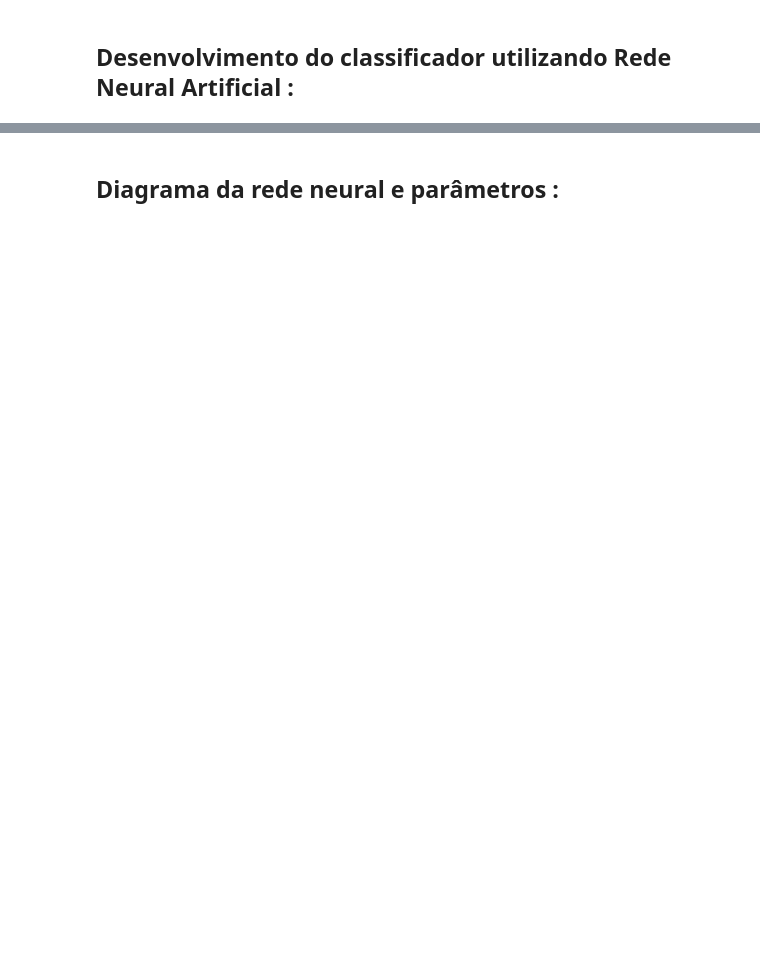
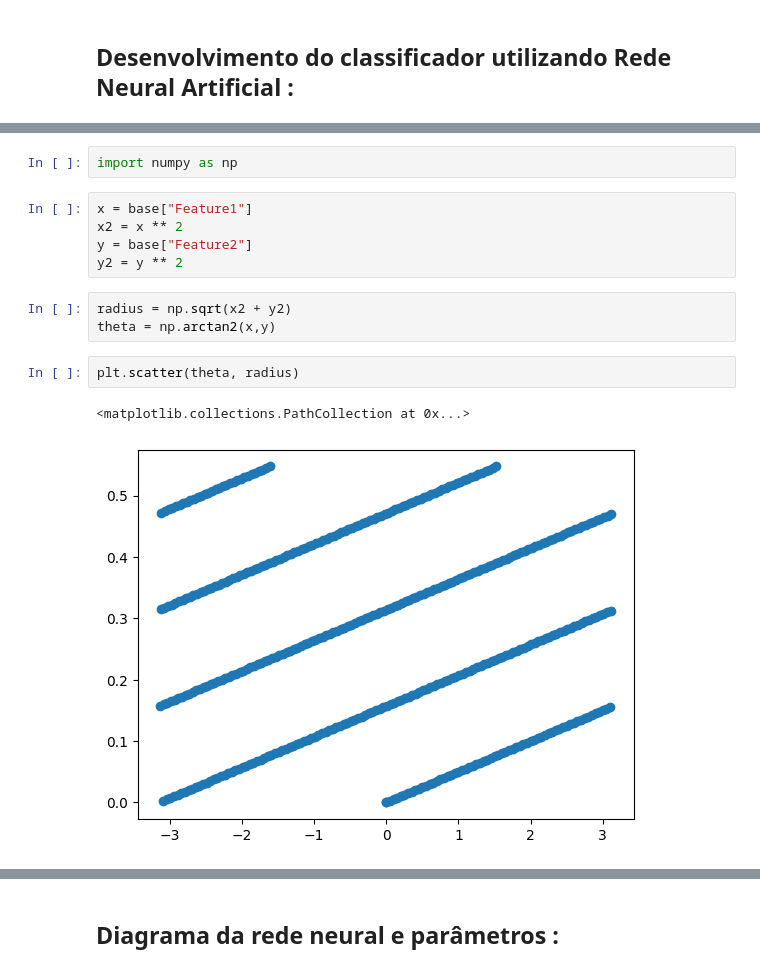
Before and after one commit to LucasSavassa/backend-playground, a Jupyter notebook: neural-network/Spiral/neural-network.ipynb, the cells around one changed output, grey strips where cells are left out. Saved outputs shown, nothing was run; the diff lists cells and outputs as text; blank space fills up the shorter version.

```diff
--- a/neural-network/Spiral/neural-network.ipynb
+++ b/neural-network/Spiral/neural-network.ipynb
@@ -16,0 +53,15 @@ base.head(-1)
+# %%
+import numpy as np
+# %%
+x = base["Feature1"]
+x2 = x ** 2
+y = base["Feature2"]
+y2 = y ** 2
+# %%
+radius = np.sqrt(x2 + y2)
+theta = np.arctan2(x,y)
+# %%
+plt.scatter(theta, radius)
+# %% [output]
+<matplotlib.collections.PathCollection at 0x...>
+[figure, added]
```
Also changed, not shown: parts of 19 cells of this notebook.
